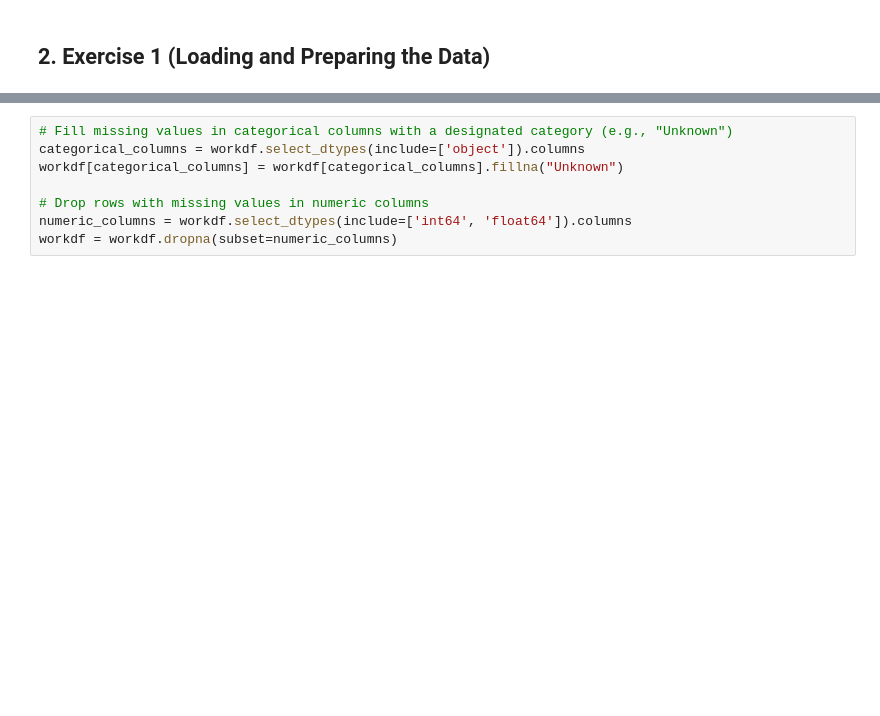
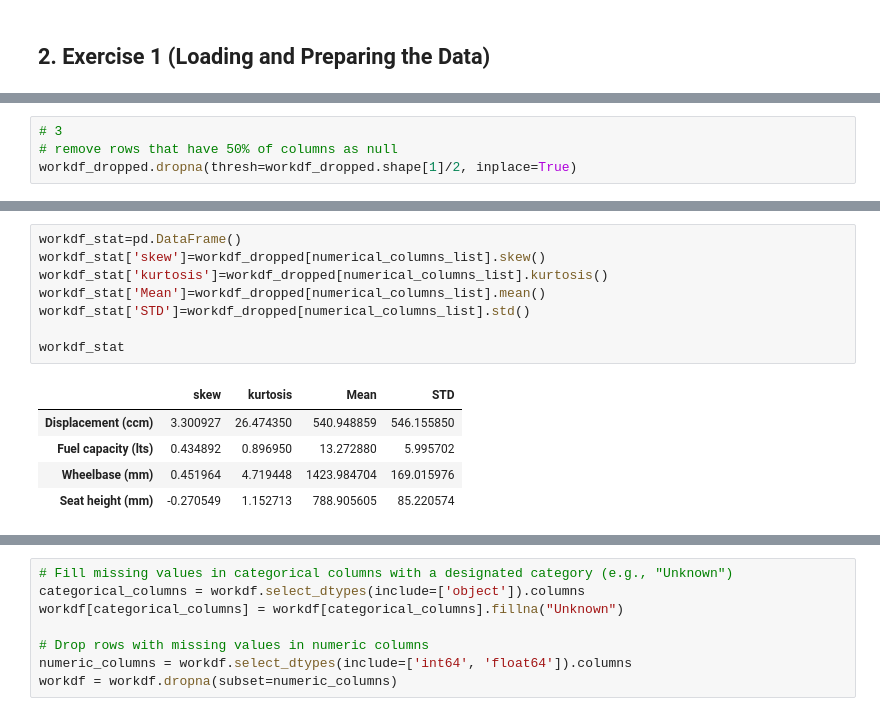
Before and after one commit to Sepehr-A/CLA_Project, a Jupyter notebook: PCA_HW/PCA_HW.ipynb, the cells around one changed output, grey strips where cells are left out. Saved outputs shown, nothing was run; the diff lists cells and outputs as text; blank space fills up the shorter version.

```diff
--- a/PCA_HW/PCA_HW.ipynb
+++ b/PCA_HW/PCA_HW.ipynb
@@ -71,0 +147,4 @@ dtype: int64
+# %%
+# 3
+# remove rows that have 50% of columns as null
+workdf_dropped.dropna(thresh=workdf_dropped.shape[1]/2, inplace=True)
@@ -71,0 +155,14 @@ dtype: int64
+# %%
+workdf_stat=pd.DataFrame()
+workdf_stat['skew']=workdf_dropped[numerical_columns_list].skew()
+workdf_stat['kurtosis']=workdf_dropped[numerical_columns_list].kurtosis()
+workdf_stat['Mean']=workdf_dropped[numerical_columns_list].mean()
+workdf_stat['STD']=workdf_dropped[numerical_columns_list].std()
+
+workdf_stat
+# %% [output]
+|  | skew | kurtosis | Mean | STD |
+| Displacement (ccm) | 3.300927 | 26.474350 | 540.948859 | 546.155850 |
+| Fuel capacity (lts) | 0.434892 | 0.896950 | 13.272880 | 5.995702 |
+| Wheelbase (mm) | 0.451964 | 4.719448 | 1423.984704 | 169.015976 |
+| Seat height (mm) | -0.270549 | 1.152713 | 788.905605 | 85.220574 |
```
Also changed, not shown: parts of 26 cells of this notebook, 2 other files.
